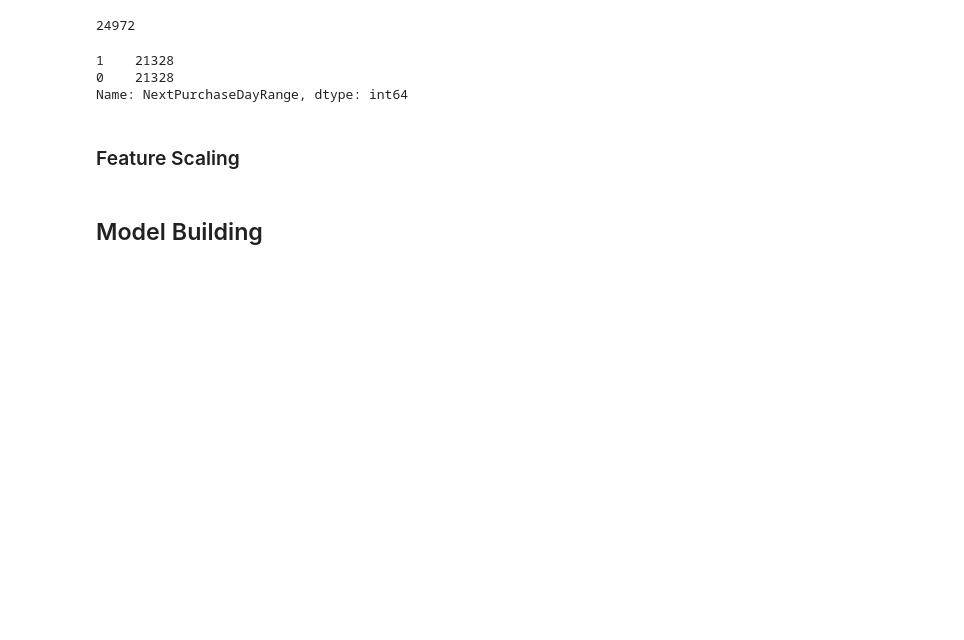
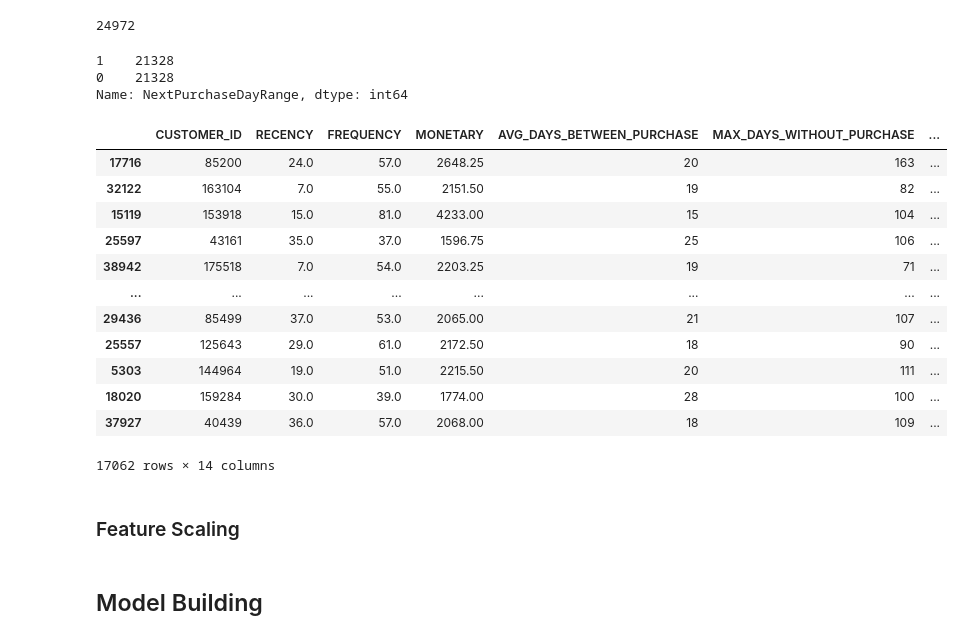
Before and after one commit to R-otato/Tasty_Insights, a Jupyter notebook: Test.ipynb, the cells around one changed output. Saved outputs shown, nothing was run; the diff lists cells and outputs as text; code cells hidden in the pictures; blank space fills up the shorter version.

```diff
--- a/Test.ipynb
+++ b/Test.ipynb
@@ -455,15 +455,17 @@ final_df_win = windsorizer.transform(final_df_win)
 # %% [markdown]
 ### One Hot Encoding
 # %%
-#One Hot Encoding
-ohe_enc = OneHotEncoder(
-    top_categories=None,
-    drop_last=True)  # to return k-1, false to return k
+# #One Hot Encoding
+# ohe_enc = OneHotEncoder(
+#     top_categories=None,
+#     drop_last=True)  # to return k-1, false to return k
 
-ohe_enc.fit(final_df_win)
-final_df_enc = ohe_enc.transform(final_df_win)
+# ohe_enc.fit(final_df_win)
+# final_df_enc = ohe_enc.transform(final_df_win)
 # %% [markdown]
 ### Final Table
+# %%
+final_df_enc=final_df_win
 # %%
 #Describe the target
 final_df_enc['DAYS_TO_NEXT_ORDER'].describe()
@@ -519 +523,27 @@ X_train,X_test,y_train,y_test=train_test_split(X,y,test_size=0.6,random_state=4)
 X_test,X_holdout,y_test,y_holdout=train_test_split(X_test,y_test,test_size=0.5,random_state=4)
+# %%
+#One Hot Encoding
+ohe_enc = OneHotEncoder(
+     top_categories=None,
+     drop_last=True)  # to return k-1, false to return k
+
+ohe_enc.fit(X_train)
+X_train = ohe_enc.transform(X_train)
+X_test=ohe_enc.transform(X_test)
+X_holdout=ohe_enc.transform(X_holdout)
+# %%
+X_train
+# %% [output]
+|  | CUSTOMER_ID | RECENCY | FREQUENCY | MONETARY | AVG_DAYS_BETWEEN_PURCHASE | MAX_DAYS_WITHOUT_PURCHASE | ... |
+| 17716 | 85200 | 24.0 | 57.0 | 2648.25 | 20 | 163 | ... |
+| 32122 | 163104 | 7.0 | 55.0 | 2151.50 | 19 | 82 | ... |
+| 15119 | 153918 | 15.0 | 81.0 | 4233.00 | 15 | 104 | ... |
+| 25597 | 43161 | 35.0 | 37.0 | 1596.75 | 25 | 106 | ... |
+| 38942 | 175518 | 7.0 | 54.0 | 2203.25 | 19 | 71 | ... |
+| ... | ... | ... | ... | ... | ... | ... | ... |
+| 29436 | 85499 | 37.0 | 53.0 | 2065.00 | 21 | 107 | ... |
+| 25557 | 125643 | 29.0 | 61.0 | 2172.50 | 18 | 90 | ... |
+| 5303 | 144964 | 19.0 | 51.0 | 2215.50 | 20 | 111 | ... |
+| 18020 | 159284 | 30.0 | 39.0 | 1774.00 | 28 | 100 | ... |
+| 37927 | 40439 | 36.0 | 57.0 | 2068.00 | 18 | 109 | ... |
+17062 rows × 14 columns
```
Also changed, not shown: parts of 34 cells of this notebook, 1 other file.
